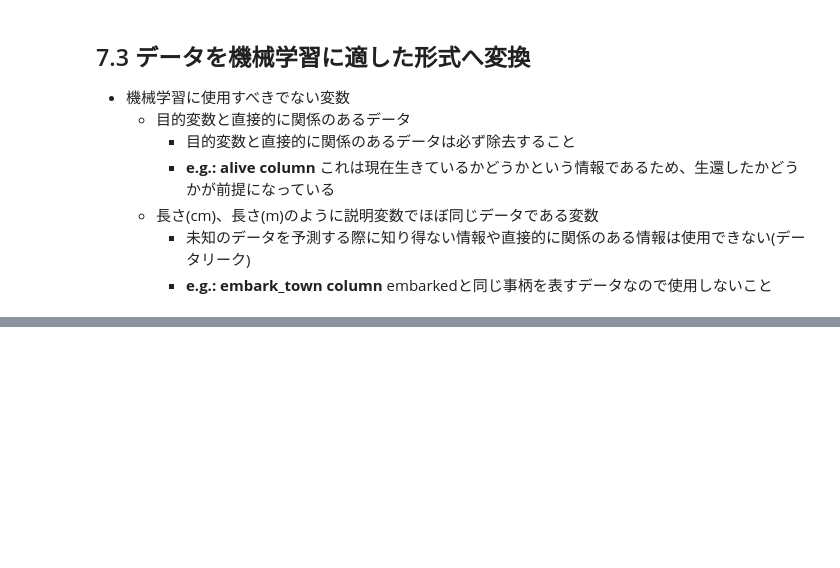
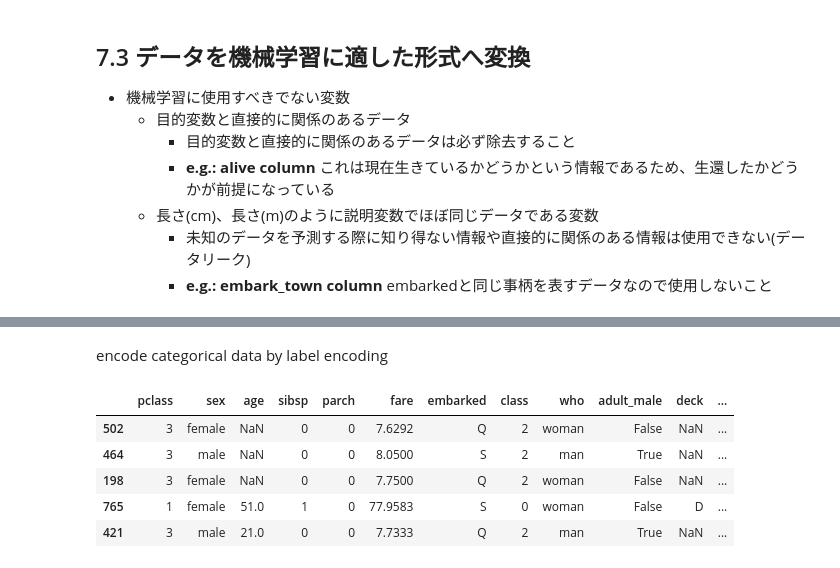
Before and after one commit to kackey0-1/ml_handson, a Jupyter notebook: data_exploratory_100/7_preprocessing_training_data.ipynb, the cells around one changed output, grey strips where cells are left out. Cells and saved outputs as stored; diff of their text form; code cells hidden in the pictures; blank space fills up the shorter version.

Commit message:
day2 for preprocessing

```diff
--- a/data_exploratory_100/7_preprocessing_training_data.ipynb
+++ b/data_exploratory_100/7_preprocessing_training_data.ipynb
@@ -68,0 +97,15 @@ print(test_ds.shape)
+# %% [markdown]
+encode categorical data by label encoding
+# %%
+from sklearn.preprocessing import LabelEncoder
+label_encoded = train_ds.copy()
+class_encoder = LabelEncoder()
+label_encoded['class'] = class_encoder.fit_transform(label_encoded['class'])
+label_encoded.head(5)
+# %% [output]
+|  | pclass | sex | age | sibsp | parch | fare | embarked | class | who | adult_male | deck | ... |
+| 502 | 3 | female | NaN | 0 | 0 | 7.6292 | Q | 2 | woman | False | NaN | ... |
+| 464 | 3 | male | NaN | 0 | 0 | 8.0500 | S | 2 | man | True | NaN | ... |
+| 198 | 3 | female | NaN | 0 | 0 | 7.7500 | Q | 2 | woman | False | NaN | ... |
+| 765 | 1 | female | 51.0 | 1 | 0 | 77.9583 | S | 0 | woman | False | D | ... |
+| 421 | 3 | male | 21.0 | 0 | 0 | 7.7333 | Q | 2 | man | True | NaN | ... |
```
Also changed, not shown: parts of 3 cells of this notebook, 1 other file.
